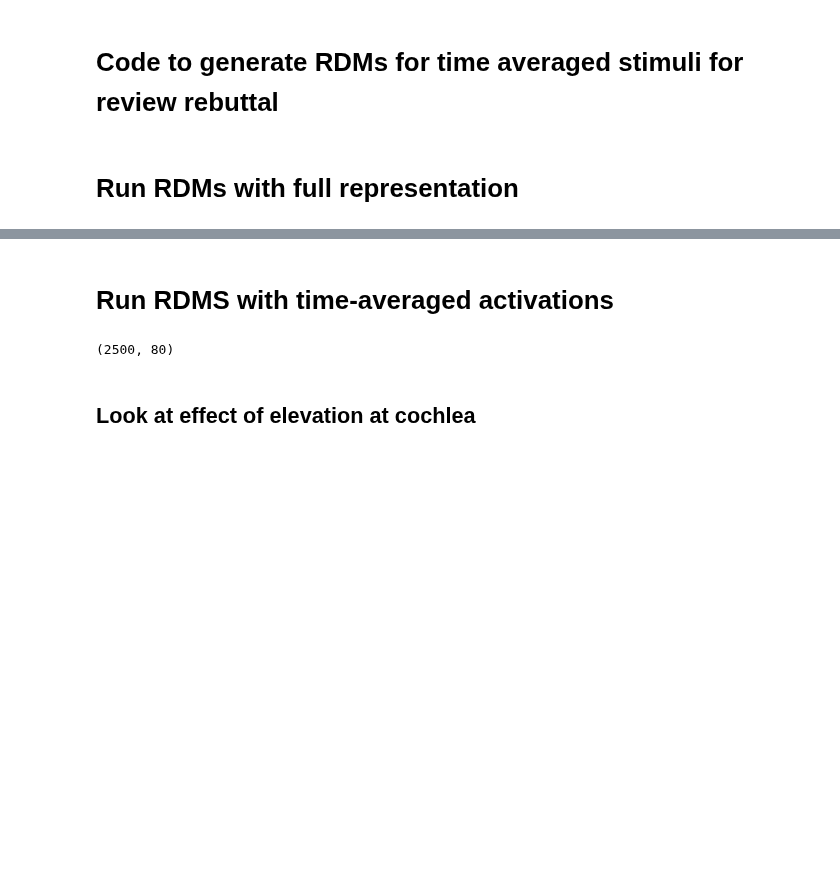
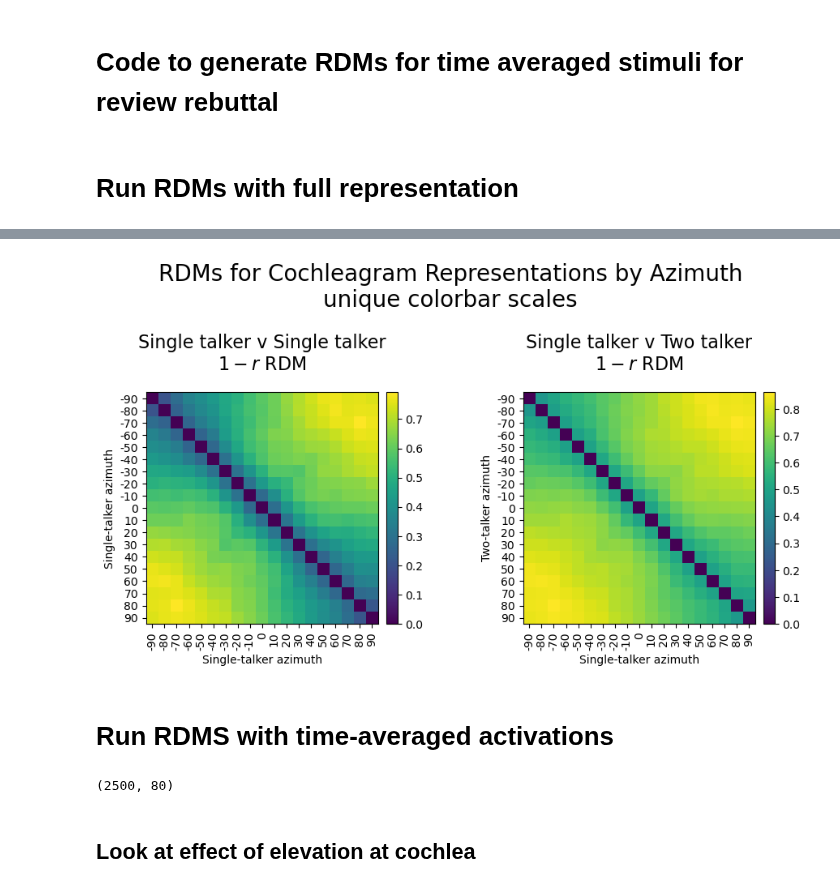
Before and after one commit to mcdermottLab/auditory_attention, a Jupyter notebook: notebooks/rebuttal_analysis/dev_rebuttal_rdms_coch_elevation_effect.ipynb, the cells around one changed output, grey strips where cells are left out. Saved outputs shown, nothing was run; the diff lists cells and outputs as text; code cells hidden in the pictures; blank space fills up the shorter version.

```diff
--- a/notebooks/rebuttal_analysis/dev_rebuttal_rdms_coch_elevation_effect.ipynb
+++ b/notebooks/rebuttal_analysis/dev_rebuttal_rdms_coch_elevation_effect.ipynb
@@ -15,6 +117,7 @@ import copy
 # %% [markdown]
 # Run RDMs with full representation
 # %%
-# embeddings_path = '/om2/user/imgriff/projects/torch_2_aud_attn/acts_for_RDM_analysis/word_task_v10_main_feature_gain_config/word_task_v10_main_feature_gain_config_model_activations_0dB.h5'
+embeddings_path = "/om/scratch/Thu/imgriff/acts_for_RDM_analysis/word_task_v10_main_feature_gain_config/word_task_v10_main_feature_gain_config_model_activations_0dB_coch_only.h5"
 
-# embeddings = h5py.File(embeddings_path, 'r')
+embeddings = h5py.File(embeddings_path, 'r')
+embeddings.keys()
@@ -20,0 +164,5 @@ import copy
+# %%
+target_locs = embeddings['target_loc']
+target_f0s = embeddings['target_f0']
+single_src_coch_reps = embeddings['cochleagram_target']
+print(single_src_coch_reps.shape)
@@ -20,0 +171,8 @@ import copy
+# %%
+unique_locs = np.unique(target_locs, axis=0)
+
+loc_to_idx = {}
+# create map of unique locations to index
+for loc in unique_locs:
+    rows = np.where(np.all(target_locs == loc, axis=1))[0]
+    loc_to_idx[tuple(loc)] = rows
@@ -21,3 +263,82 @@ import copy
+# %%
+import torch
+import numpy as np
+import matplotlib.pyplot as plt
+
+device = torch.device('cuda' if torch.cuda.is_available() else 'cpu')
+
+# Raw (unconverted) numpy embeddings
+single_src_coch_reps= embeddings['cochleagram_target']
+multi_src_coch_reps  = embeddings['cochleagram_mixture_same_sex']
+
+# --- collect azimuths ---
+all_locs = list(loc_to_idx.keys())
+azims = [loc for loc in all_locs if (loc[1] == 0)]
+
+# Sort azimuths by angle (wrap-around at ±180)
+azimuths = sorted(azims, key=lambda x: (x[0] + 180) % 360 - 180)
+
+# Create azimuth labels
+loc_labels = []
+for (azim, elev) in azimuths:
+    if azim > 180:
+        azim -= 360
+    loc_labels.append(f"{azim:.0f}")
+
+# Set up plot
+fig, axes = plt.subplots(1, 2, figsize=(10, 5))
+n = len(azimuths)
+
+xlabel = "Single-talker azimuth"
+pearson_r_matrix = np.full((2, n, n), np.nan, dtype=float)
+l2_dist_matrix  = np.full((2, n, n), np.nan, dtype=float)
+
+for plt_i in range(2):
+    for i in range(n):
+        i_idx = loc_to_idx[azimuths[i]]
+        Xi_np = single_src_coch_reps[i_idx]  # (N, D)
+        Xi = torch.tensor(Xi_np, dtype=torch.float32, device=device)
+
+        pearson_r_matrix[plt_i, i, i] = 0.0  # r = 1 → 1 - r = 0
+        l2_dist_matrix[plt_i, i, i]   = 0.0
+
+        for j in range(i):
+            j_idx = loc_to_idx[azimuths[j]]
+            if plt_i == 0:
+                Xj_np = single_src_coch_reps[j_idx]
+            else:
+                Xj_np = multi_src_coch_reps[j_idx]
+            Xj = torch.tensor(Xj_np, dtype=torch.float32, device=device)
+
+            r = pearson_r_torch(Xi, Xj)
+            d = l2_dist_torch(Xi, Xj)
+
+            pearson_r_matrix[plt_i, i, j] = pearson_r_matrix[plt_i, j, i] = 1 - r
+            l2_dist_matrix[plt_i, i, j]   = l2_dist_matrix[plt_i, j, i]   = d
+
+    ylabel = "Single-talker azimuth" if plt_i == 0 else "Two-talker azimuth"
+    panel_title = "Single talker v Single talker" if plt_i == 0 else "Single talker v Two talker"
+
+    vmin = np.nanmin(pearson_r_matrix[plt_i, :, :])
+    vmax = np.nanmax(pearson_r_matrix[plt_i, :, :])
+
+    plot_lower_triangle(
+        pearson_r_matrix[plt_i, :, :],
+        f"{panel_title}\n$1-r$ RDM",
+        loc_labels,
+        xlabel=xlabel,
+        ylabel=ylabel,
+        cmap='viridis',
+        ax=axes[plt_i],
+        vmin=vmin,
+        vmax=vmax,
+        symmetric=True
+    )
+
+plt.suptitle("RDMs for Cochleagram Representations by Azimuth\nunique colorbar scales", fontsize=20, y=1.1)
+plt.subplots_adjust(hspace=0.5, wspace=0.5)
+# %% [output]
+[figure, added]
 # %% [markdown]
 # Run RDMS with time-averaged activations
 # %%
```
Also changed, not shown: parts of 7 cells of this notebook, 9 other files.
